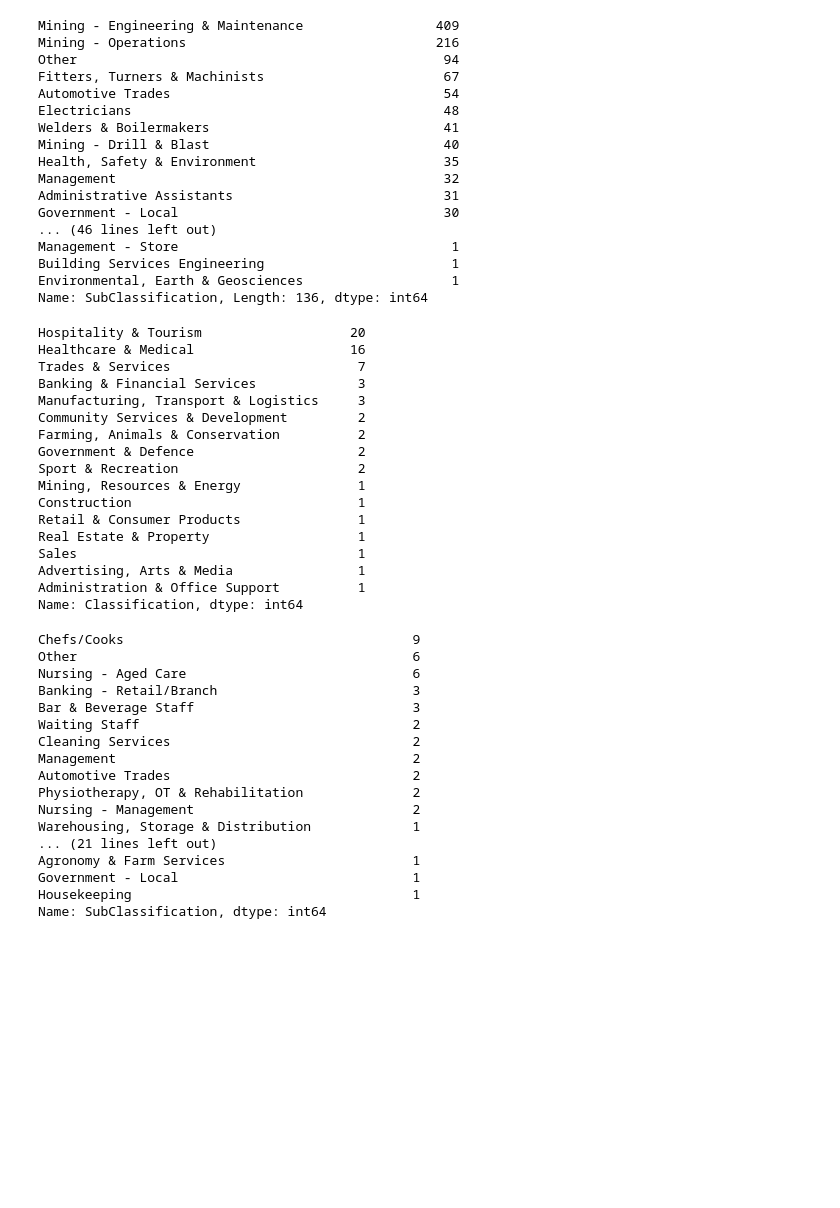
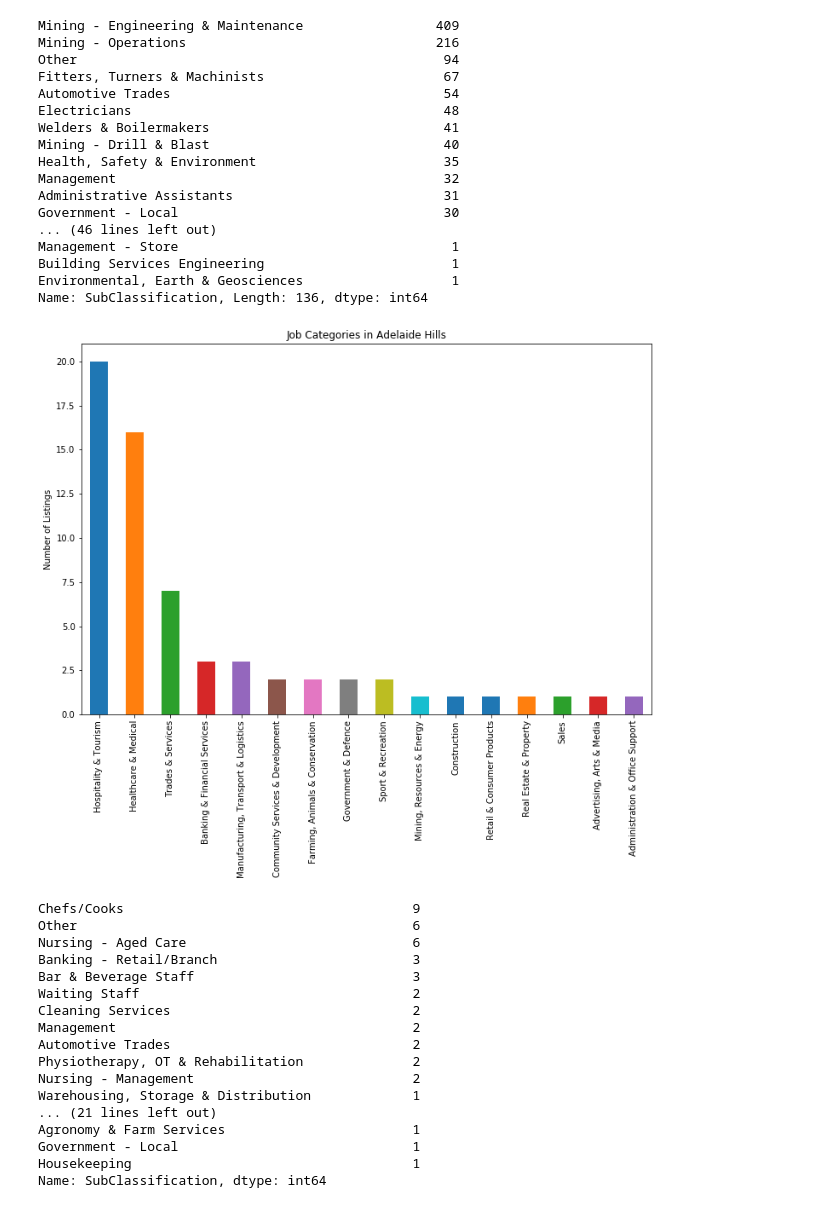
Before and after one commit to connorf25/Big-Data-Analysis, a Jupyter notebook: Assignment/Assignment.ipynb, the cells around one changed output. Cells and saved outputs as stored; diff of their text form; code cells hidden in the pictures; blank space fills up the shorter version.

```diff
--- a/Assignment/Assignment.ipynb
+++ b/Assignment/Assignment.ipynb
@@ -365,26 +353,14 @@ Management - Store                                   1
 Building Services Engineering                        1
 Environmental, Earth & Geosciences                   1
 Name: SubClassification, Length: 136, dtype: int64
-# %%
-df_Adelaide_Hills["Classification"].value_counts()
-# %% [output]
-Hospitality & Tourism                   20
-Healthcare & Medical                    16
-Trades & Services                        7
-Banking & Financial Services             3
-Manufacturing, Transport & Logistics     3
-Community Services & Development         2
-Farming, Animals & Conservation          2
-Government & Defence                     2
-Sport & Recreation                       2
-Mining, Resources & Energy               1
-Construction                             1
-Retail & Consumer Products               1
-Real Estate & Property                   1
-Sales                                    1
-Advertising, Arts & Media                1
-Administration & Office Support          1
-Name: Classification, dtype: int64
+# %%
+plt.figure(figsize=(12,8))
+df_Adelaide_Hills["Classification"].value_counts().plot(kind="bar")
+plt.ylabel("Number of Listings")
+plt.title("Job Categories in Adelaide Hills")
+plt.show()
+# %% [output]
+[figure, added]
 # %%
 df_Adelaide_Hills["SubClassification"].value_counts()
 # %% [output]
```
Also changed, not shown: parts of 6 cells of this notebook, 21 other files.
